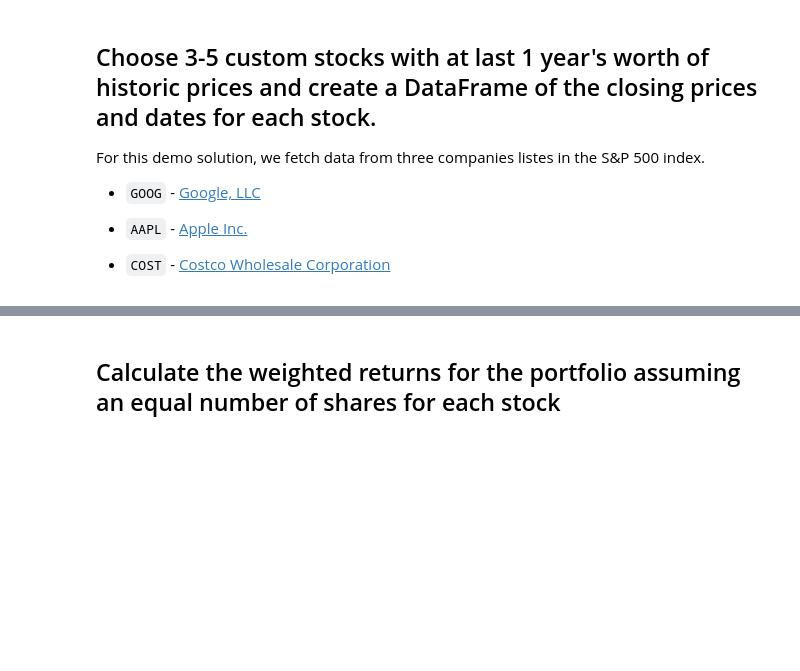
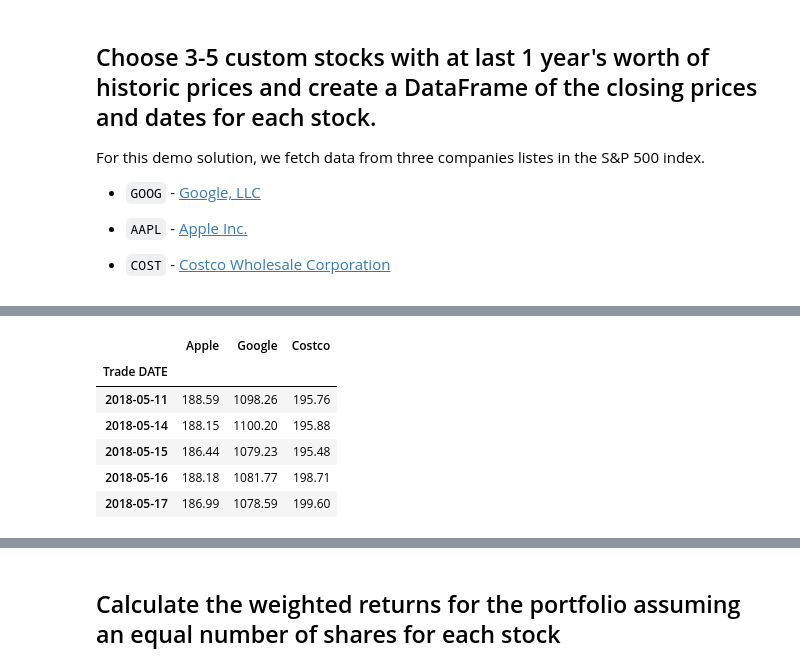
Before and after one commit to aquad789/HW3, a Jupyter notebook: whale_analysis_new.ipynb, the cells around one changed output, grey strips where cells are left out. Cells and saved outputs as stored; diff of their text form; code cells hidden in the pictures; blank space fills up the shorter version.

```diff
--- a/whale_analysis_new.ipynb
+++ b/whale_analysis_new.ipynb
@@ -290,5 +452,15 @@ costco_history.head(5)
 # %%
 # Reset Date index
+mystocks_history.sort_index(inplace=True)
+mystocks_history.head(5)
+# %% [output]
+|  | Apple | Google | Costco |
+| Trade DATE |  |  |  |
+| 2018-05-11 | 188.59 | 1098.26 | 195.76 |
+| 2018-05-14 | 188.15 | 1100.20 | 195.88 |
+| 2018-05-15 | 186.44 | 1079.23 | 195.48 |
+| 2018-05-16 | 188.18 | 1081.77 | 198.71 |
+| 2018-05-17 | 186.99 | 1078.59 | 199.60 |
 # %%
 # Reorganize portfolio data by having a column per symbol
 # %%
```
Also changed, not shown: parts of 33 cells of this notebook, 4 other files.
